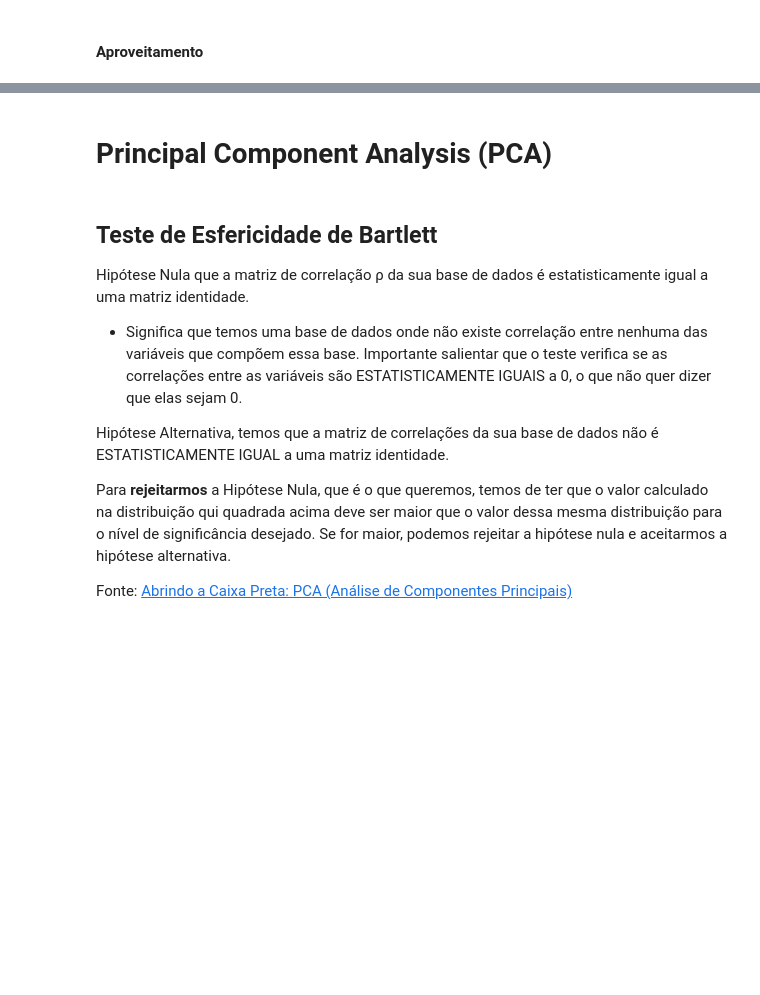
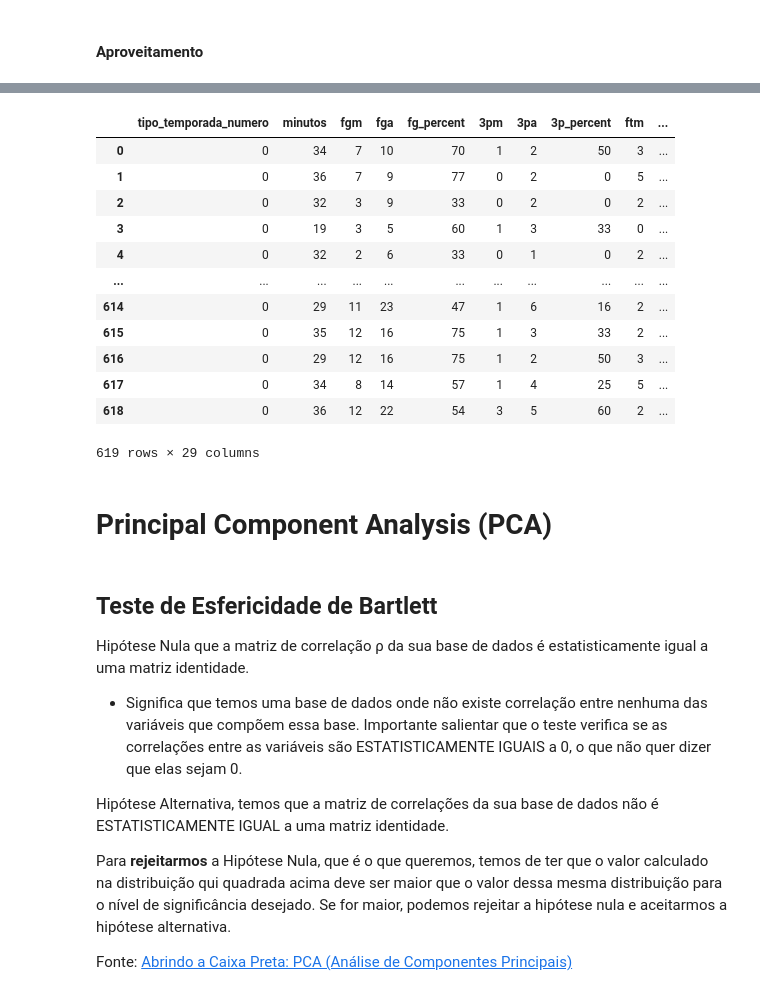
Before and after one commit to victorpecine/nba_data_science, a Jupyter notebook: nba_stats_jokic.ipynb, the cells around one changed output, grey strips where cells are left out. Cells and saved outputs as stored; diff of their text form; code cells hidden in the pictures; blank space fills up the shorter version.

Commit message:
variaveis categoricas em continuas

```diff
--- a/nba_stats_jokic.ipynb
+++ b/nba_stats_jokic.ipynb
@@ -558,0 +582,8 @@ fig.show()
+# %%
+if 'tipo_temporada_numero' not in df_stats_jokic.columns:
+    df_stats_jokic.insert(1, 'tipo_temporada_numero', None)
+    df_stats_jokic['tipo_temporada_numero'] = df_stats_jokic['tipo_temporada'].map({'Reg': 0})
+else:
+    df_stats_jokic['tipo_temporada_numero'] = df_stats_jokic['tipo_temporada'].map({'Reg': 0})
+
+df_stats_jokic
@@ -558,0 +604,18 @@ fig.show()
+# %%
+dict_mes = {'Jan': 1, 'Feb': 2, 'Mar': 3,
+            'Apr': 4, 'May': 5, 'Jun': 6,
+            'Jul': 7, 'Aug': 8, 'Sep': 9,
+            'Oct': 10, 'Nov': 11, 'Dec': 12}
+
+df_stats_jokic['mes_numero'] = df_stats_jokic['mes'].map(dict_mes).astype(int)
+
+df_stats_jokic['resultado_numero'] = df_stats_jokic['resultado'].map({'derrota': 0,
+                                                                      'vitoria': 1}).astype(int)
+
+df_stats_jokic['local_jogo_numero'] = df_stats_jokic['local_jogo'].map({'fora': 0,
+                                                                        'casa': 1}).astype(int)
+
+df_stats_jokic['conferencia_numero'] = df_stats_jokic['conferencia'].map({'leste': 0,
+                                                                          'oeste': 1}).astype(int)
+
+df_stats_jokic
@@ -559,3 +636,21 @@ fig.show()
+# %%
+df_stats_jokic_var_continuas = df_stats_jokic.drop(columns=df_stats_jokic.select_dtypes(include=['object']).columns)
+
+df_stats_jokic_var_continuas
+# %% [output]
+|  | tipo_temporada_numero | minutos | fgm | fga | fg_percent | 3pm | 3pa | 3p_percent | ftm | ... |
+| 0 | 0 | 34 | 7 | 10 | 70 | 1 | 2 | 50 | 3 | ... |
+| 1 | 0 | 36 | 7 | 9 | 77 | 0 | 2 | 0 | 5 | ... |
+| 2 | 0 | 32 | 3 | 9 | 33 | 0 | 2 | 0 | 2 | ... |
+| 3 | 0 | 19 | 3 | 5 | 60 | 1 | 3 | 33 | 0 | ... |
+| 4 | 0 | 32 | 2 | 6 | 33 | 0 | 1 | 0 | 2 | ... |
+| ... | ... | ... | ... | ... | ... | ... | ... | ... | ... | ... |
+| 614 | 0 | 29 | 11 | 23 | 47 | 1 | 6 | 16 | 2 | ... |
+| 615 | 0 | 35 | 12 | 16 | 75 | 1 | 3 | 33 | 2 | ... |
+| 616 | 0 | 29 | 12 | 16 | 75 | 1 | 2 | 50 | 3 | ... |
+| 617 | 0 | 34 | 8 | 14 | 57 | 1 | 4 | 25 | 5 | ... |
+| 618 | 0 | 36 | 12 | 22 | 54 | 3 | 5 | 60 | 2 | ... |
+619 rows × 29 columns
 # %% [markdown]
 # Principal Component Analysis (PCA)
 # %% [markdown]
```
Also changed, not shown: parts of 21 cells of this notebook.
